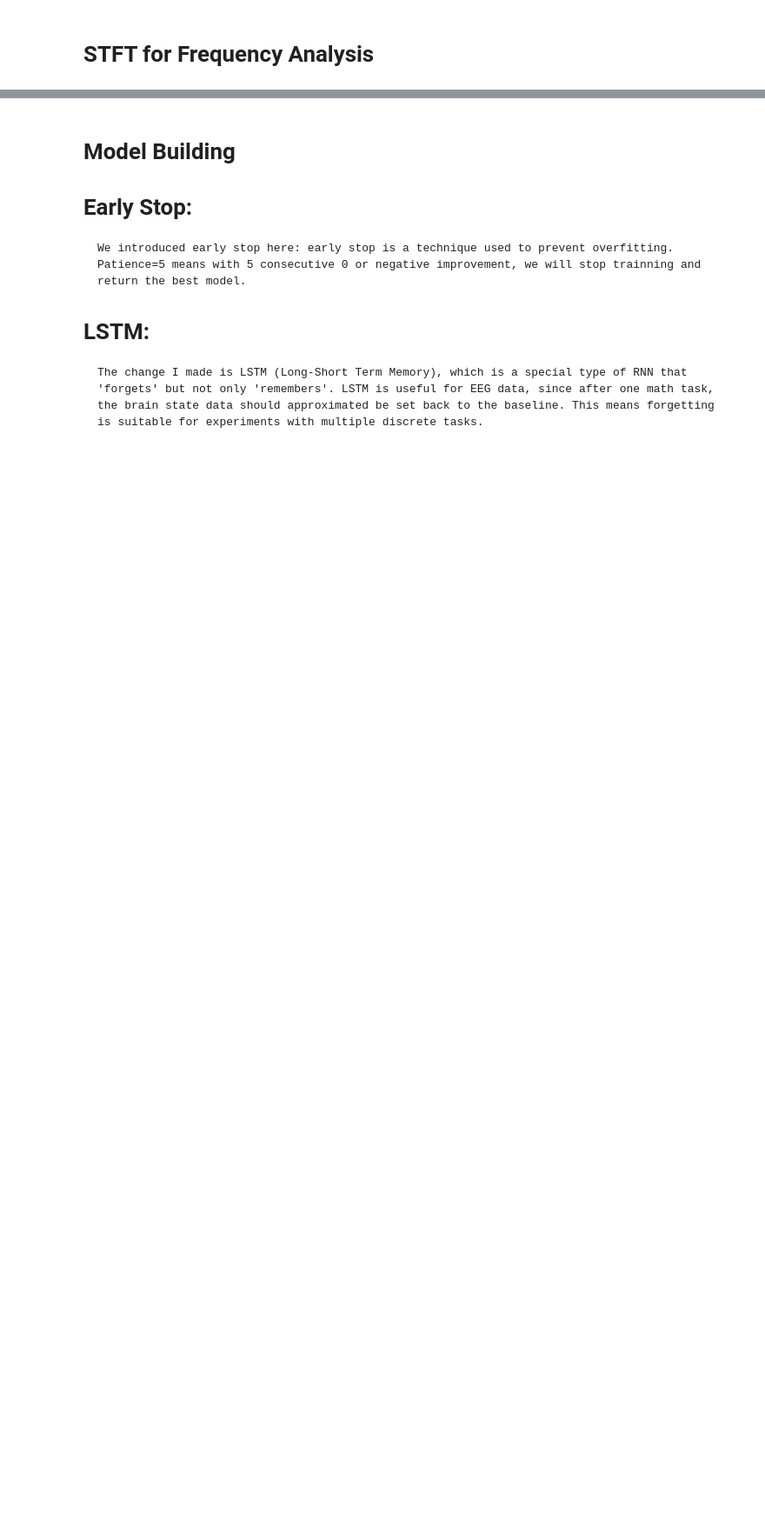
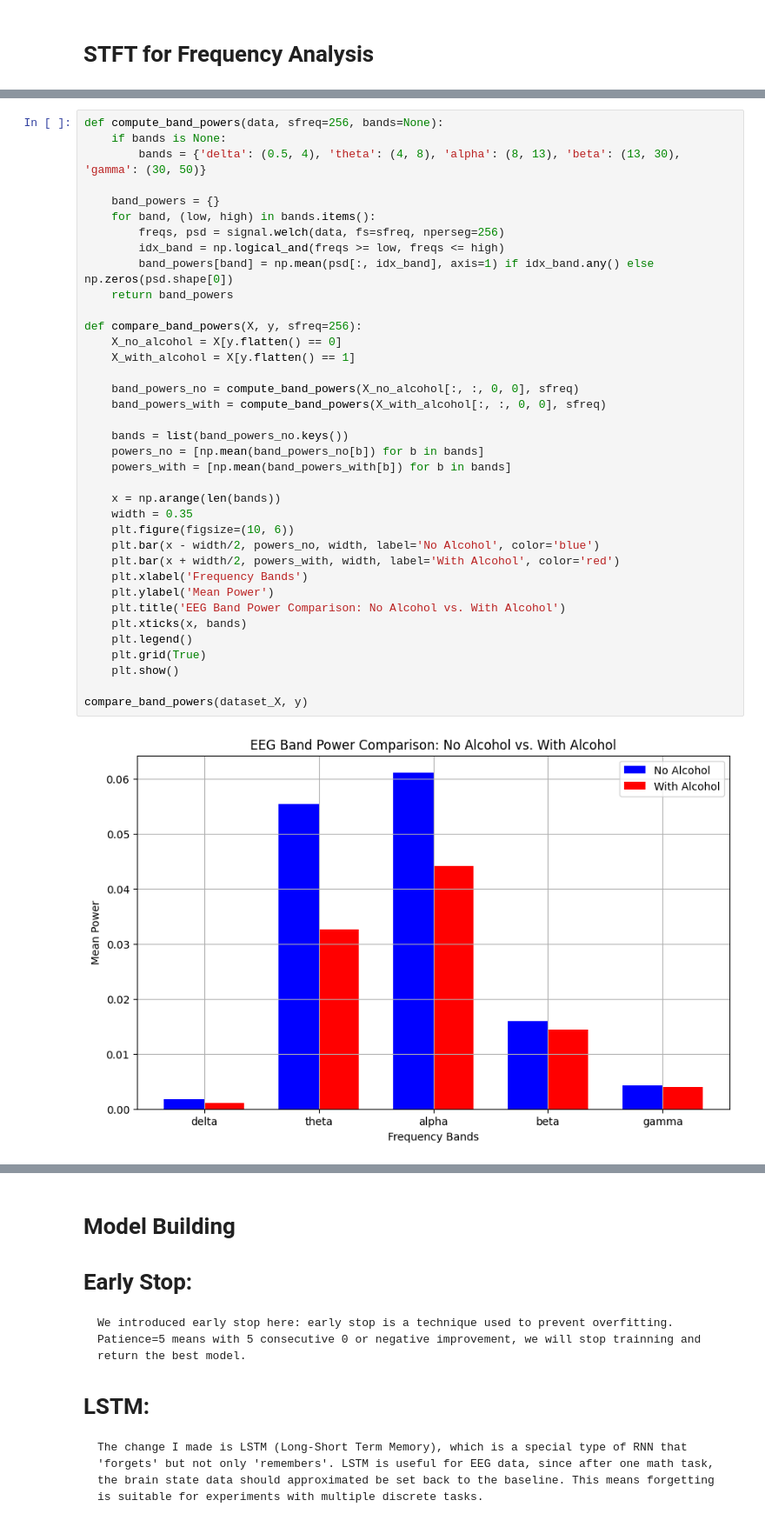
Before and after one commit to aliowx/EEG-bci, a Jupyter notebook: notebook/EEG/prediction_eeg.ipynb, the cells around one changed output, grey strips where cells are left out. Shown at 87% size. Drawn from its saved outputs; the diff is of its cells as text; blank space fills up the shorter version.

```diff
--- a/notebook/EEG/prediction_eeg.ipynb
+++ b/notebook/EEG/prediction_eeg.ipynb
@@ -286,0 +289,39 @@ compare_stft_groups(dataset_X, y)
+# %%
+def compute_band_powers(data, sfreq=256, bands=None):
+    if bands is None:
+        bands = {'delta': (0.5, 4), 'theta': (4, 8), 'alpha': (8, 13), 'beta': (13, 30), 'gamma': (30, 50)}
+
+    band_powers = {}
+    for band, (low, high) in bands.items():
+        freqs, psd = signal.welch(data, fs=sfreq, nperseg=256)
+        idx_band = np.logical_and(freqs >= low, freqs <= high)
+        band_powers[band] = np.mean(psd[:, idx_band], axis=1) if idx_band.any() else np.zeros(psd.shape[0])
+    return band_powers
+
+def compare_band_powers(X, y, sfreq=256):
+    X_no_alcohol = X[y.flatten() == 0]
+    X_with_alcohol = X[y.flatten() == 1]
+
+    band_powers_no = compute_band_powers(X_no_alcohol[:, :, 0, 0], sfreq)
+    band_powers_with = compute_band_powers(X_with_alcohol[:, :, 0, 0], sfreq)
+
+    bands = list(band_powers_no.keys())
+    powers_no = [np.mean(band_powers_no[b]) for b in bands]
+    powers_with = [np.mean(band_powers_with[b]) for b in bands]
+
+    x = np.arange(len(bands))
+    width = 0.35
+    plt.figure(figsize=(10, 6))
+    plt.bar(x - width/2, powers_no, width, label='No Alcohol', color='blue')
+    plt.bar(x + width/2, powers_with, width, label='With Alcohol', color='red')
+    plt.xlabel('Frequency Bands')
+    plt.ylabel('Mean Power')
+    plt.title('EEG Band Power Comparison: No Alcohol vs. With Alcohol')
+    plt.xticks(x, bands)
+    plt.legend()
+    plt.grid(True)
+    plt.show()
+
+compare_band_powers(dataset_X, y)
+# %% [output]
+[figure, added]
```
Also changed, not shown: parts of 14 cells of this notebook.
